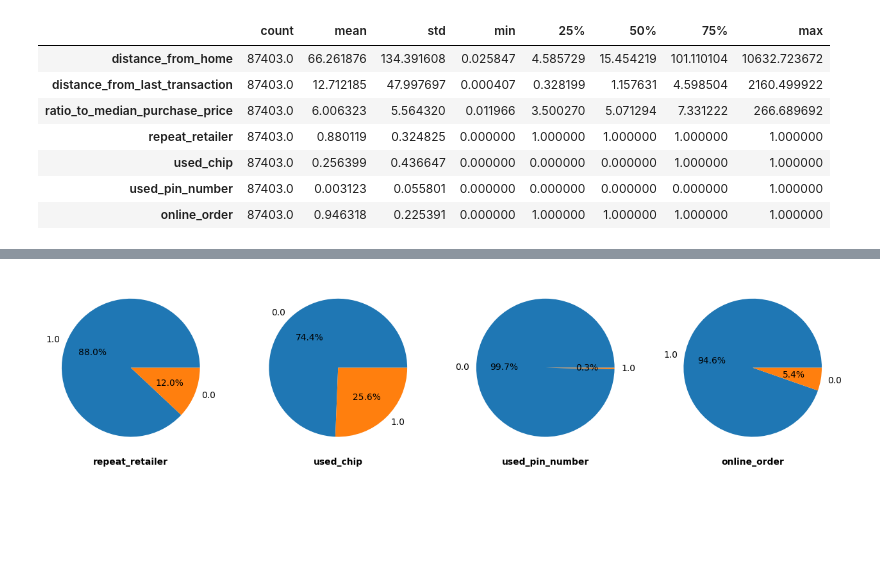
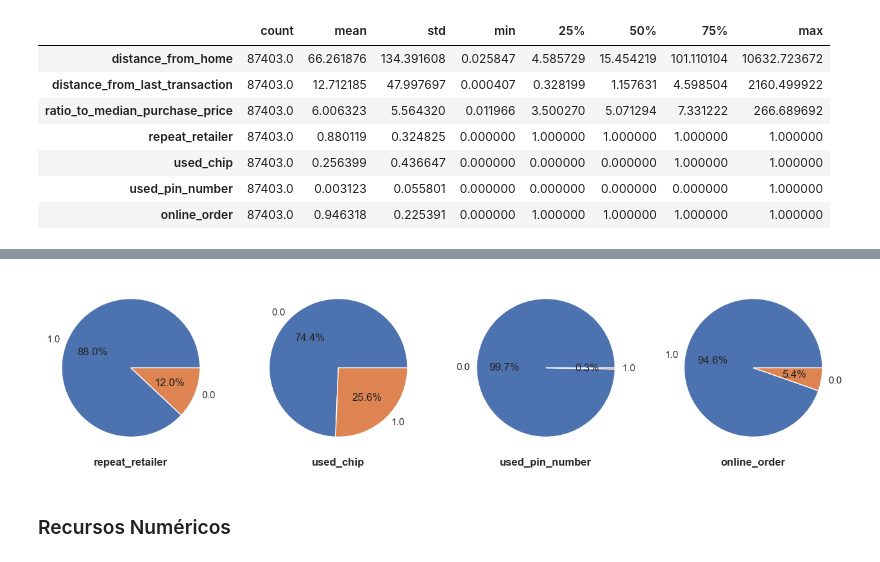
Before and after one commit to gui23dib/AI-Model-Test, a Jupyter notebook: CreditCardFraudDetection_FraudFrameAnalysis.ipynb, the cells around one changed output, grey strips where cells are left out. Saved outputs shown, nothing was run; the diff lists cells and outputs as text; code cells hidden in the pictures; blank space fills up the shorter version.

Commit message:
Organizano os gráficos e as pastas do trabalho

```diff
--- a/CreditCardFraudDetection_FraudFrameAnalysis.ipynb
+++ b/CreditCardFraudDetection_FraudFrameAnalysis.ipynb
@@ -21,6 +64,6 @@ data = pd.read_csv("./data/card_transdata.csv", na_values=[' ', '_', '_______'],
 # %%
 # Remover todas as linhas onde 'fraud' é igual a 0
-data = data[data['fraud'] != 0]
+dataWithoutFrauds = data[data['fraud'] != 0]
 
 # Redefinir o índice do DataFrame
-data.reset_index(drop=True, inplace=True)
+dataWithoutFrauds.reset_index(drop=True, inplace=True)
@@ -43,4 +70,4 @@ data
 # %% [markdown]
 # Removendo a coluna 'fraud''
 # %%
-data = data.drop('fraud', axis=1)
+dataWithoutFrauds = dataWithoutFrauds.drop('fraud', axis=1)
@@ -170,0 +237,14 @@ plt.show()
+# %%
+# Configurando o estilo do Seaborn
+sns.set(style="whitegrid")
+
+# Plotagem do gráfico de torta apenas para 'used_pin_number_count'
+plt.figure(figsize=(6, 6))
+plt.pie(used_pin_number_count.values, labels=used_pin_number_count.index, autopct='%1.1f%%')
+plt.title('Distribuição das Compras com Uso da Senha')
+
+# Adicionando legendas
+legend_labels = ['0 == Sem Senha', '1 == Com Senha']
+plt.legend(legend_labels, loc='lower right')
+
+plt.show()
@@ -170,0 +264,14 @@ plt.show()
+# %%
+# Configurando o estilo do Seaborn
+sns.set(style="whitegrid")
+
+# Plotagem do gráfico de torta apenas para 'online_order_count'
+plt.figure(figsize=(6, 6))
+plt.pie(online_order_count.values, labels=online_order_count.index, autopct='%1.1f%%')
+plt.title('Distribuição das compras em Lojas (Físicas e Onlines) ')
+
+# Adicionando legendas
+legend_labels = ['0 == Loja Física ', '1 == Loja Online']
+plt.legend(legend_labels, loc='lower right')
+
+plt.show()
@@ -172,14 +281,19 @@ plt.show()
 # Crie uma lista contendo recursos categóricos
 cat_features = ['repeat_retailer', 'used_chip','used_pin_number', 'online_order']
 # %%
-# Desenhar um gráfico de pizza para exibir a distribuição de cada coluna categórica
+# Configurando o estilo do Seaborn
+sns.set(style="whitegrid")
+
+# Desenhando um gráfico de pizza para exibir a distribuição de cada coluna categórica
 plt.figure(figsize = (16, 12))
 for i, col in enumerate(cat_features):
     plt.subplot(1, 4, i+1)
-    plt.pie(x = data[col].value_counts().values,
-            labels = data[col].value_counts().index,
+    plt.pie(x = dataWithoutFrauds[col].value_counts().values,
+            labels = dataWithoutFrauds[col].value_counts().index,
             autopct = '%1.1f%%')
     plt.xlabel(col, weight = 'bold')
 plt.show()
 # %% [output]
-[figure, old version]
+[figure, new version]
+# %% [markdown]
+### Recursos Numéricos
```
Also changed, not shown: parts of 49 cells of this notebook, 2 other files.
